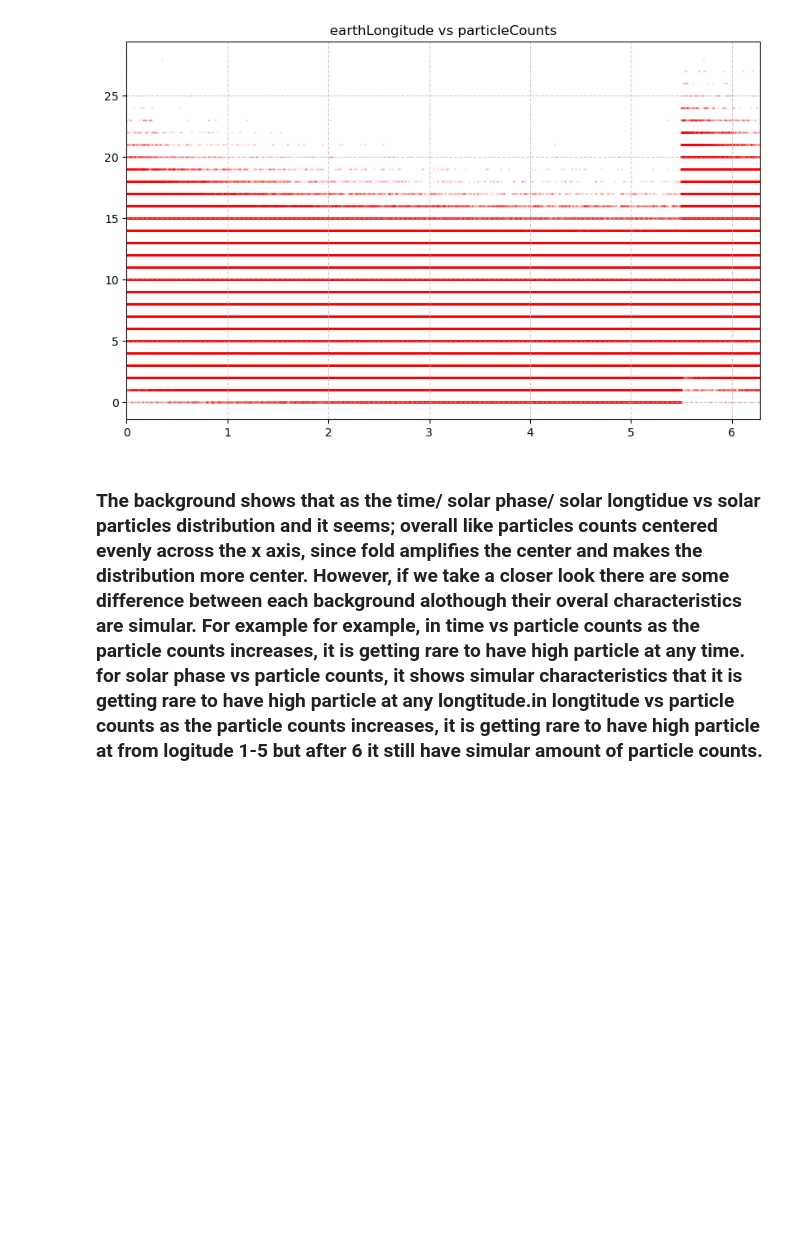
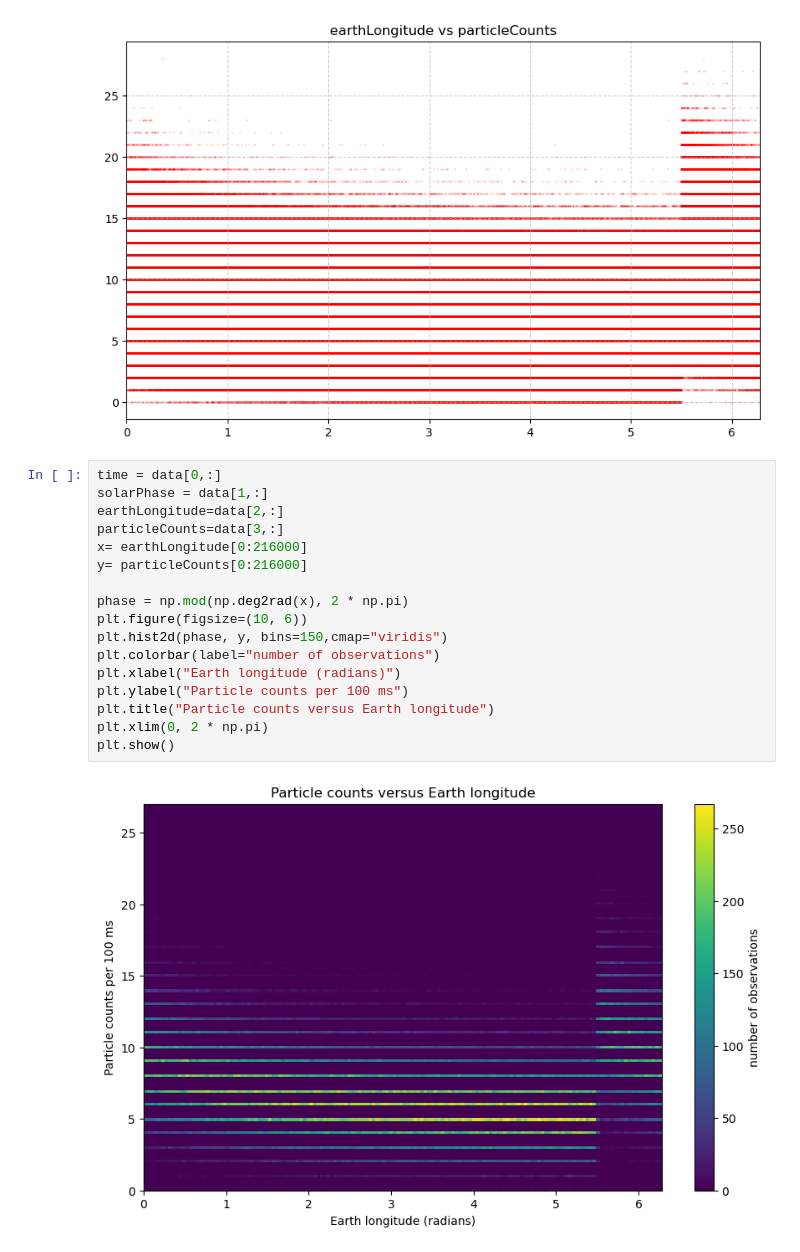
Before and after one commit to boyil8-hash/Lab_1, a Jupyter notebook: Lab4.ipynb, the cells around one changed output. Cells and saved outputs as stored; diff of their text form; blank space fills up the shorter version.

```diff
--- a/Lab4.ipynb
+++ b/Lab4.ipynb
@@ -91,5 +102,22 @@ plt.grid(True, linestyle='--', alpha=0.6)
 plt.show()
 # %% [output]
 [figure]
-# %% [markdown]
-### The background shows that as the time/ solar phase/ solar longtidue vs solar particles distribution and it seems; overall like particles counts centered evenly across the x axis, since fold amplifies the center and makes the distribution more center. However, if we take a closer look there are some difference between each background alothough their overal characteristics are simular. For example for example, in time vs particle counts as the particle counts increases, it is getting rare to have high particle at any time. for solar phase vs particle counts, it shows simular characteristics that it is getting rare to have high particle at any longtitude.in longtitude vs particle counts as the particle counts increases, it is getting rare to have high particle at from logitude 1-5 but after 6 it still have simular amount of particle counts.
+# %%
+time = data[0,:]
+solarPhase = data[1,:]
+earthLongitude=data[2,:]
+particleCounts=data[3,:]
+x= earthLongitude[0:216000]
+y= particleCounts[0:216000]
+
+phase = np.mod(np.deg2rad(x), 2 * np.pi)
+plt.figure(figsize=(10, 6))
+plt.hist2d(phase, y, bins=150,cmap="viridis")
+plt.colorbar(label="number of observations")
+plt.xlabel("Earth longitude (radians)")
+plt.ylabel("Particle counts per 100 ms")
+plt.title("Particle counts versus Earth longitude")
+plt.xlim(0, 2 * np.pi)
+plt.show()
+# %% [output]
+[figure, added]
```
Also changed, not shown: parts of 19 cells of this notebook.
